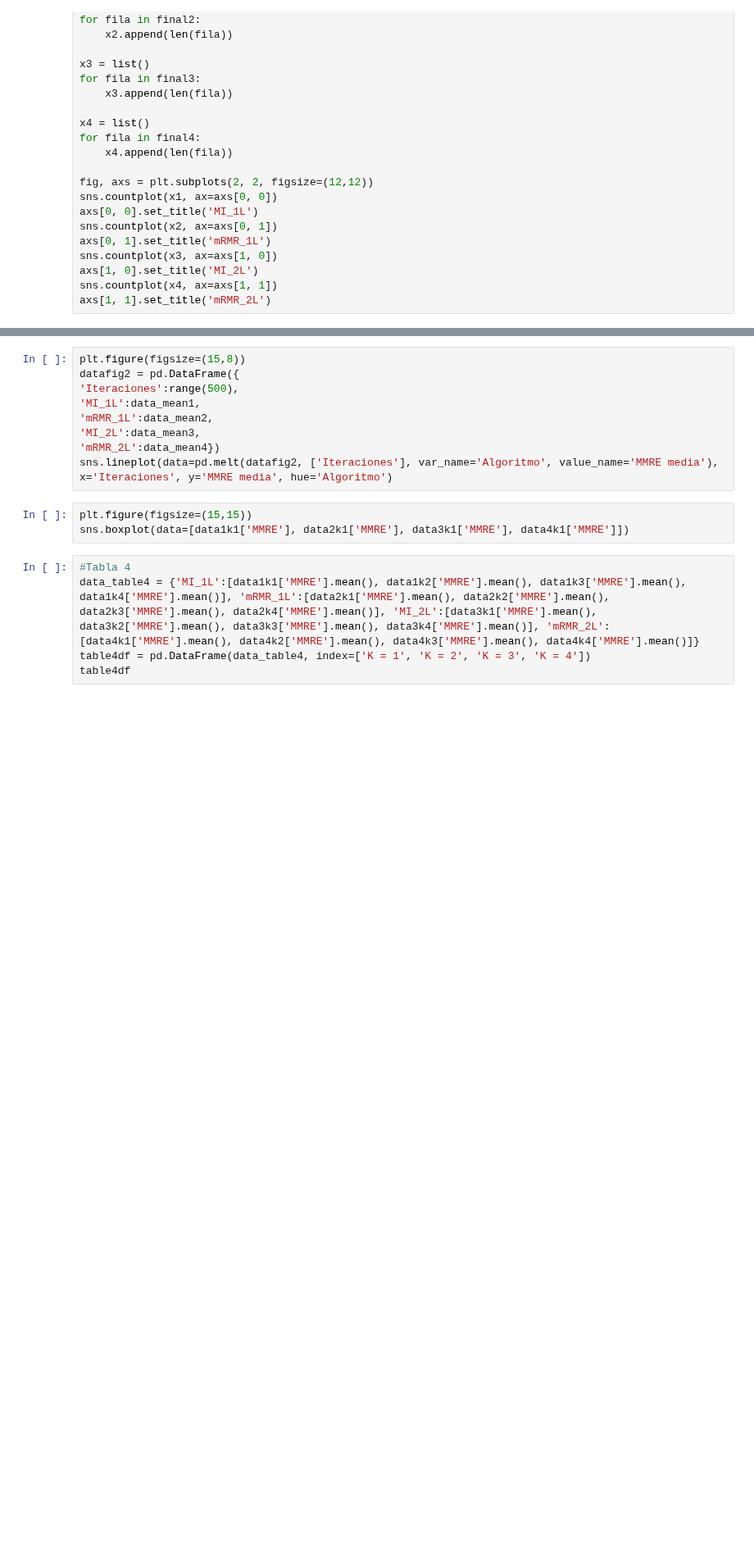
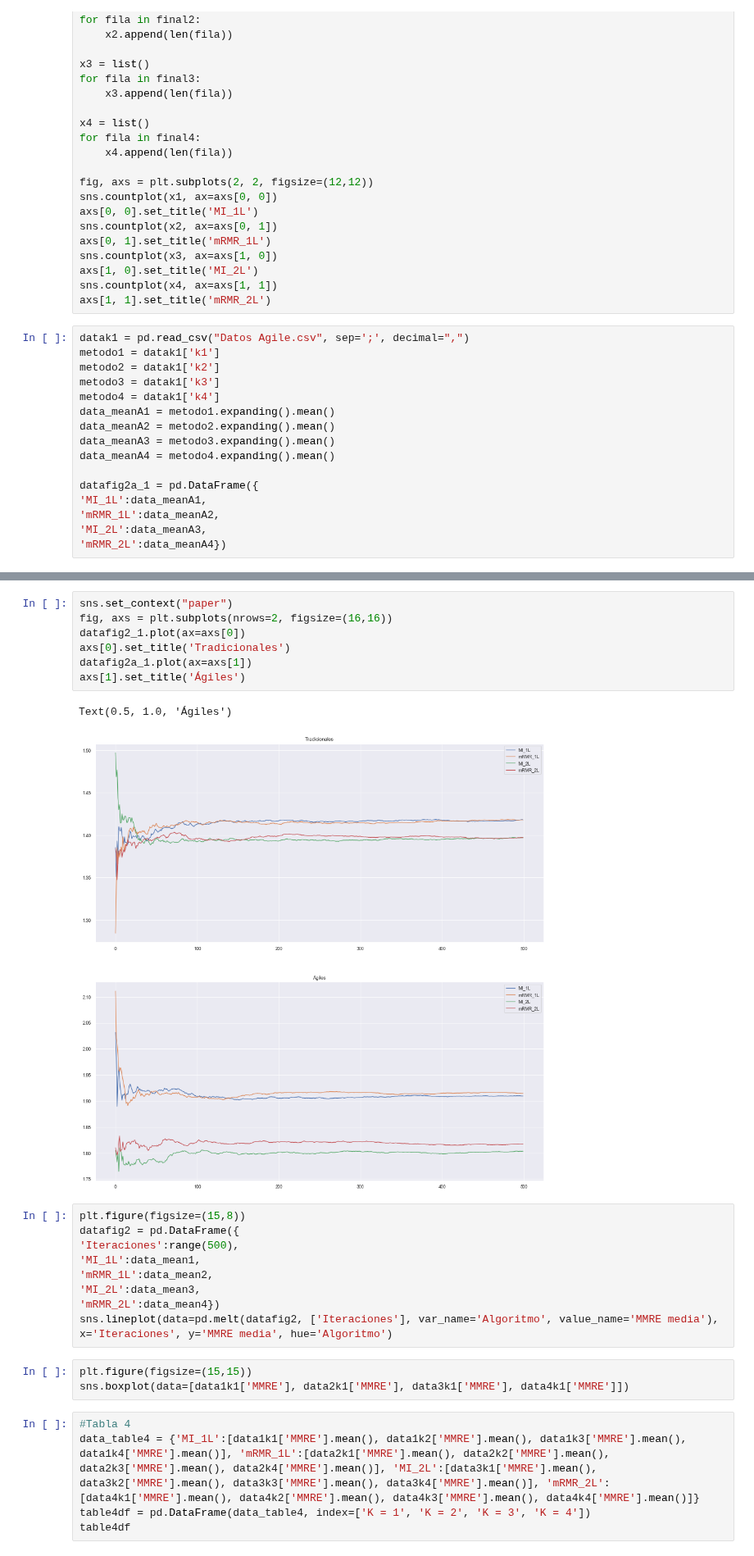
Before and after one commit to ivanajenjo/TFG, a Jupyter notebook: src/graficas.ipynb, the cells around one changed output, grey strips where cells are left out. Shown at 82% size. Saved outputs shown, nothing was run; the diff lists cells and outputs as text; blank space fills up the shorter version.

```diff
--- a/src/graficas.ipynb
+++ b/src/graficas.ipynb
@@ -93,6 +93,22 @@ sns.countplot(x3, ax=axs[1, 0])
 axs[1, 0].set_title('MI_2L')
 sns.countplot(x4, ax=axs[1, 1])
 axs[1, 1].set_title('mRMR_2L')
+# %%
+datak1 = pd.read_csv("Datos Agile.csv", sep=';', decimal=",")
+metodo1 = datak1['k1']
+metodo2 = datak1['k2']
+metodo3 = datak1['k3']
+metodo4 = datak1['k4']
+data_meanA1 = metodo1.expanding().mean()
+data_meanA2 = metodo2.expanding().mean()
+data_meanA3 = metodo3.expanding().mean()
+data_meanA4 = metodo4.expanding().mean()
+
+datafig2a_1 = pd.DataFrame({
+'MI_1L':data_meanA1,
+'mRMR_1L':data_meanA2,
+'MI_2L':data_meanA3,
+'mRMR_2L':data_meanA4})
 # %%
 data_mean1 = data1k1['MMRE'].expanding().mean()
 data_mean2 = data2k1['MMRE'].expanding().mean()
@@ -111,3 +126,13 @@ datafig2_1.plot(figsize=(16, 8))
+# %%
+sns.set_context("paper")
+fig, axs = plt.subplots(nrows=2, figsize=(16,16))
+datafig2_1.plot(ax=axs[0])
+axs[0].set_title('Tradicionales')
+datafig2a_1.plot(ax=axs[1])
+axs[1].set_title('Ágiles')
+# %% [output]
+Text(0.5, 1.0, 'Ágiles')
+[figure, added]
 # %%
 plt.figure(figsize=(15,8))
 datafig2 = pd.DataFrame({
```
Also changed, not shown: parts of 2 cells of this notebook, 2 other files.
